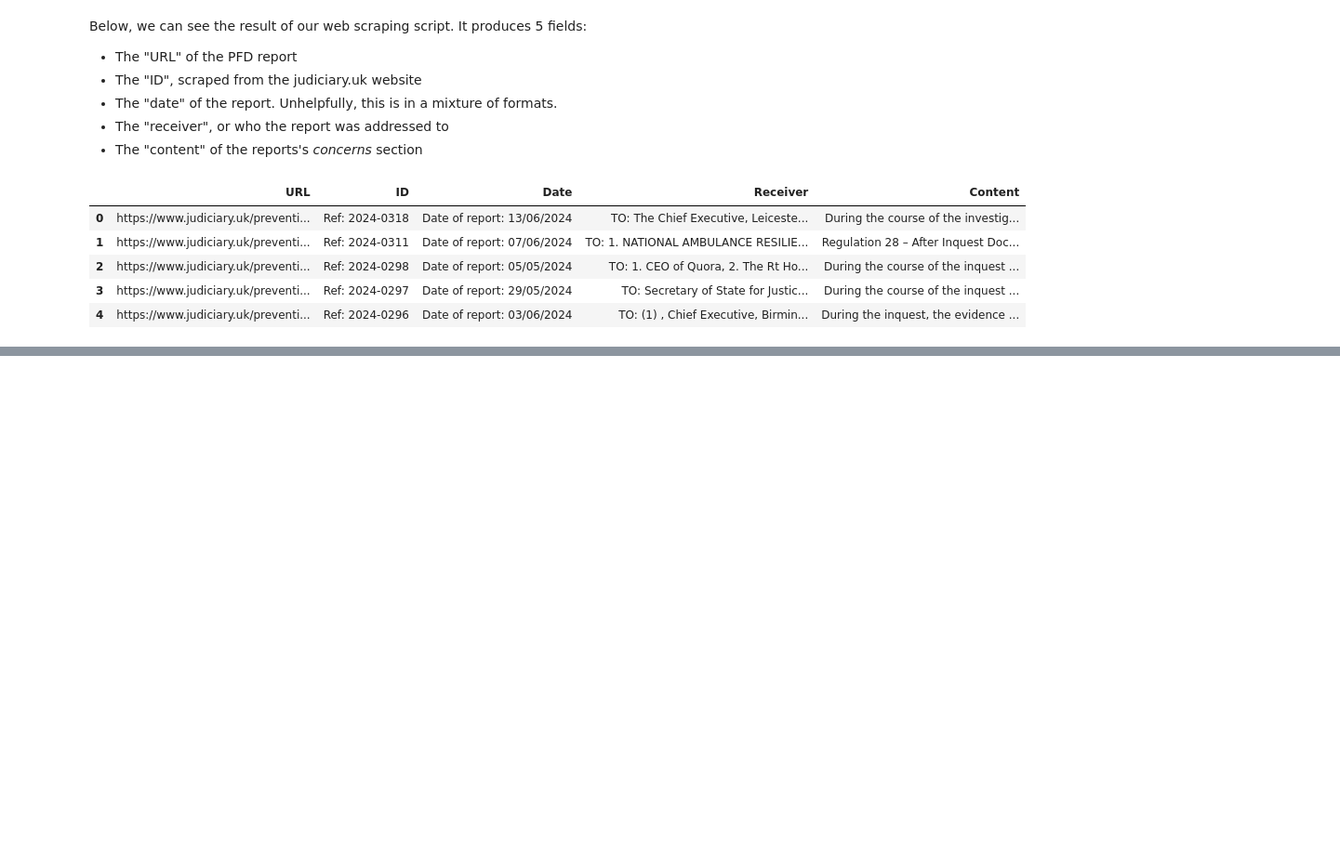
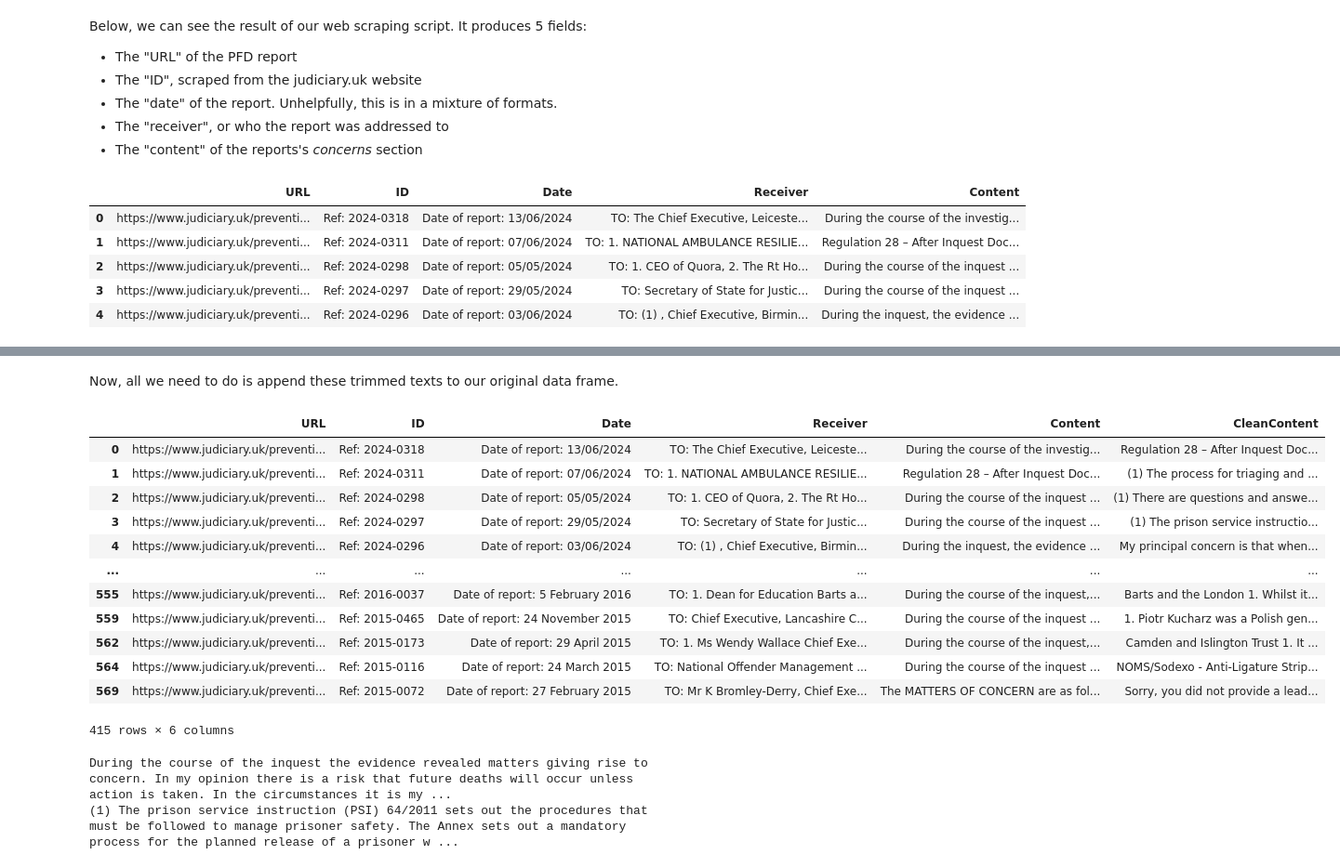
Before and after one commit to Samuel-Osian-Andrews/PFD_NLP, a Jupyter notebook: Scripts/preprocess.ipynb, the cells around one changed output, grey strips where cells are left out. Shown at 93% size. Drawn from its saved outputs; the diff is of its cells as text; code cells hidden in the pictures; blank space fills up the shorter version.

Commit message:
Trim report intro text via OpenAI API

```diff
--- a/Scripts/preprocess.ipynb
+++ b/Scripts/preprocess.ipynb
@@ -89,4 +59,4 @@ Note that for the below code to run on your machine, it requires you to set an e
 load_dotenv('api.env')
 openai_api_key = os.getenv('OPENAI_API_KEY')
 
-client = OpenAI()
+client = OpenAI(api_key=openai_api_key)
@@ -94,0 +101,35 @@ sk-proj-3gBM6QrYwRB7PVwmZYceT3BlbkFJMyghsK5T5kBzJP34waqn
+# %%
+# Define empty array
+new_texts = []
+
+import time
+
+# Start the timer
+start_time = time.time()
+
+# Loop over each element of "Content" field and apply prompt
+for idx, text in enumerate(data['Content']):
+    print('Cleaning row {i} of {n}'.format(i=idx, n=len(data)))
+    text_left = text[0:600] # Shorten text to first 600 characters
+    text_right = text[600:] # Hide the rest of the text from the LLM
+    try:
+        result = client.chat.completions.create(messages=build_prompt(report_text=text_left),
+                                                model="gpt-3.5-turbo", # ...set specific GPT model
+                                                max_tokens=4096, # ...token limit is for each report, not combined
+                                                temperature=None, # ...remove randomness from completions
+                                                seed=18062024).choices[0].message.content
+        new_texts.append(result + text_right)
+        new_text = result + text_right
+    except:
+        new_texts.append('ERROR')
+        print(f'OpenAI error on row {idx}')
+
+# End the timer
+end_time = time.time()
+
+# Calculate & print time taken
+total_time = end_time - start_time
+minutes = int(total_time // 60)
+seconds = total_time % 60
+
+print(f'Time taken: {minutes} minutes and {seconds:.2f} seconds')
@@ -94,0 +154,26 @@ sk-proj-3gBM6QrYwRB7PVwmZYceT3BlbkFJMyghsK5T5kBzJP34waqn
+# %% [markdown]
+Now, all we need to do is append these trimmed texts to our original data frame.
+# %%
+data['CleanContent'] = new_texts
+# %% [output]
+|  | URL | ID | Date | Receiver | Content | CleanContent |
+| 0 | https://www.judiciary.uk/preventi... | Ref: 2024-0318 | Date of report: 13/06/2024 | TO: The Chief Executive, Leiceste... | During the course of the investig... | Regulation 28 – After Inquest Doc... |
+| 1 | https://www.judiciary.uk/preventi... | Ref: 2024-0311 | Date of report: 07/06/2024 | TO: 1. NATIONAL AMBULANCE RESILIE... | Regulation 28 – After Inquest Doc... | (1) The process for triaging and ... |
+| 2 | https://www.judiciary.uk/preventi... | Ref: 2024-0298 | Date of report: 05/05/2024 | TO: 1. CEO of Quora, 2. The Rt Ho... | During the course of the inquest ... | (1) There are questions and answe... |
+| 3 | https://www.judiciary.uk/preventi... | Ref: 2024-0297 | Date of report: 29/05/2024 | TO: Secretary of State for Justic... | During the course of the inquest ... | (1) The prison service instructio... |
+| 4 | https://www.judiciary.uk/preventi... | Ref: 2024-0296 | Date of report: 03/06/2024 | TO: (1) , Chief Executive, Birmin... | During the inquest, the evidence ... | My principal concern is that when... |
+| ... | ... | ... | ... | ... | ... | ... |
+| 555 | https://www.judiciary.uk/preventi... | Ref: 2016-0037 | Date of report: 5 February 2016 | TO: 1. Dean for Education Barts a... | During the course of the inquest,... | Barts and the London 1. Whilst it... |
+| 559 | https://www.judiciary.uk/preventi... | Ref: 2015-0465 | Date of report: 24 November 2015 | TO: Chief Executive, Lancashire C... | During the course of the inquest ... | 1. Piotr Kucharz was a Polish gen... |
+| 562 | https://www.judiciary.uk/preventi... | Ref: 2015-0173 | Date of report: 29 April 2015 | TO: 1. Ms Wendy Wallace Chief Exe... | During the course of the inquest,... | Camden and Islington Trust 1. It ... |
+| 564 | https://www.judiciary.uk/preventi... | Ref: 2015-0116 | Date of report: 24 March 2015 | TO: National Offender Management ... | During the course of the inquest ... | NOMS/Sodexo - Anti-Ligature Strip... |
+| 569 | https://www.judiciary.uk/preventi... | Ref: 2015-0072 | Date of report: 27 February 2015 | TO: Mr K Bromley-Derry, Chief Exe... | The MATTERS OF CONCERN are as fol... | Sorry, you did not provide a lead... |
+415 rows × 6 columns
+# %%
+# Compare the original and cleaned content
+
+print(data['Content'][3])
+print(data['CleanContent'][3])
+# %% [output]
+During the course of the inquest the evidence revealed matters giving rise to concern. In my opinion there is a risk that future deaths will occur unless action is taken. In the circumstances it is my ...
+(1) The prison service instruction (PSI) 64/2011 sets out the procedures that must be followed to manage prisoner safety. The Annex sets out a mandatory process for the planned release of a prisoner w ...
```
Also changed, not shown: parts of 14 cells of this notebook, 4 other files.
